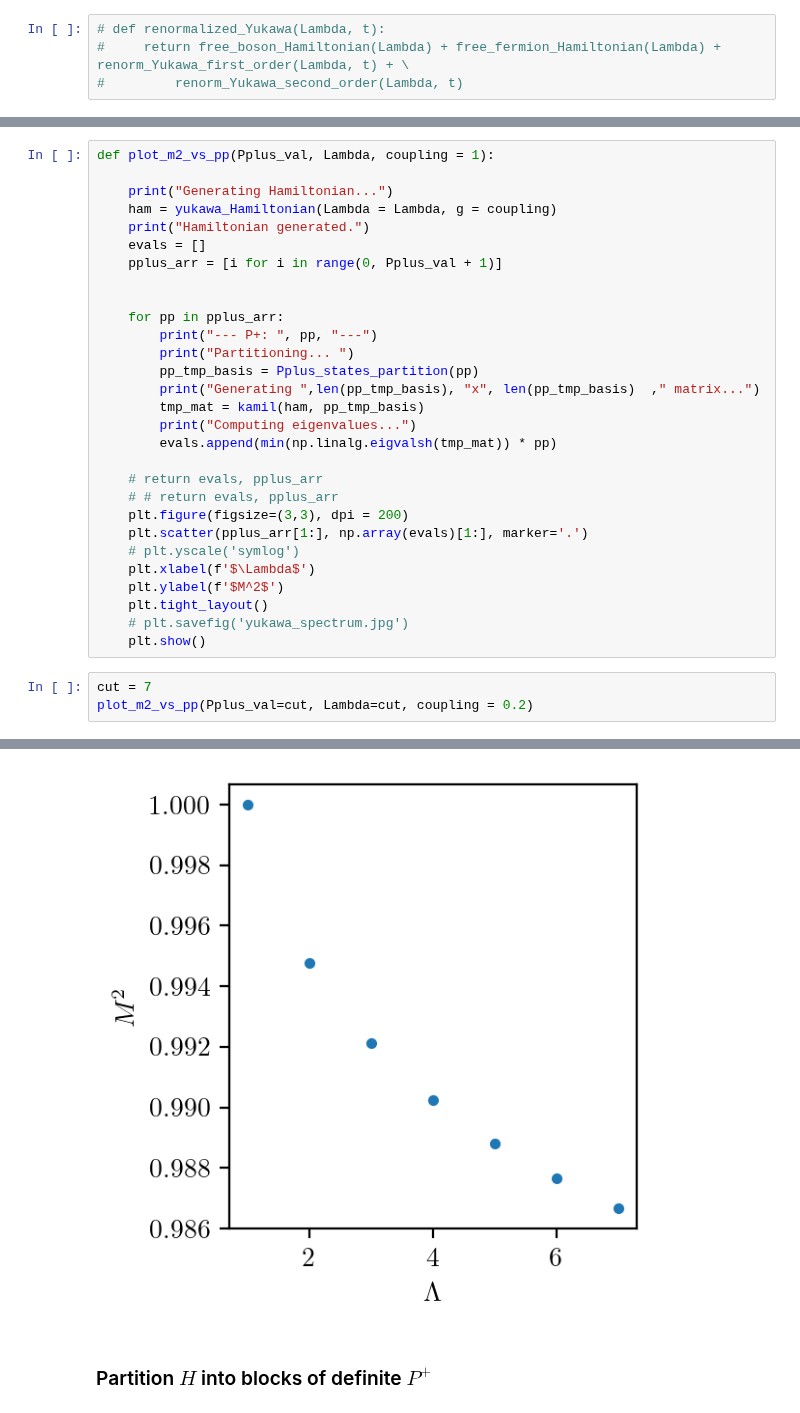
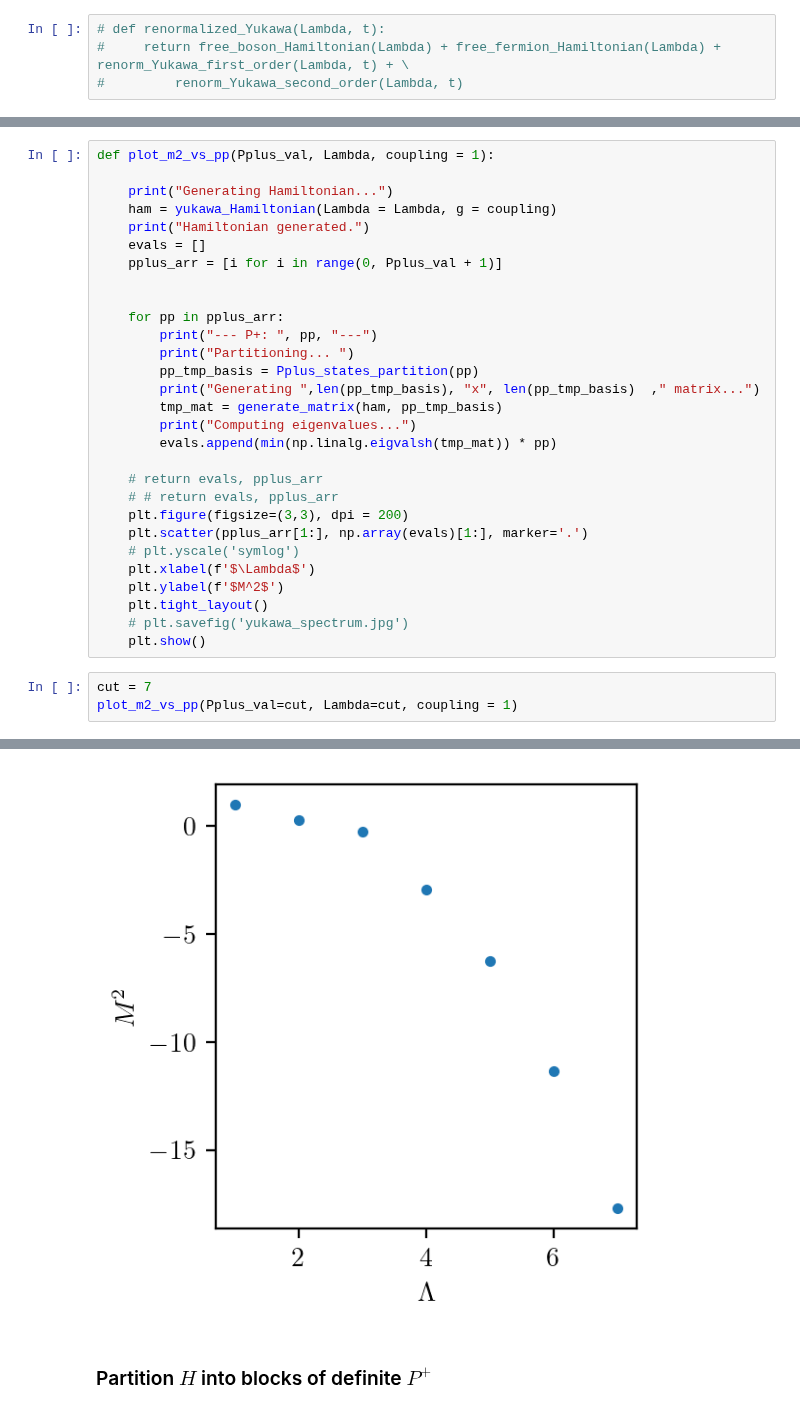
Before and after one commit to cgustin99/OpenParticle, a Jupyter notebook: models/Yukawa/yukawa.ipynb, the cells around one changed output, grey strips where cells are left out. Drawn from its saved outputs; the diff is of its cells as text.

```diff
--- a/models/Yukawa/yukawa.ipynb
+++ b/models/Yukawa/yukawa.ipynb
@@ -85,7 +70,7 @@ def plot_m2_vs_pp(Pplus_val, Lambda, coupling = 1):
         print("Partitioning... ")
         pp_tmp_basis = Pplus_states_partition(pp)
         print("Generating ",len(pp_tmp_basis), "x", len(pp_tmp_basis)  ," matrix...")
-        tmp_mat = kamil(ham, pp_tmp_basis)
+        tmp_mat = generate_matrix(ham, pp_tmp_basis)
         print("Computing eigenvalues...")
         evals.append(min(np.linalg.eigvalsh(tmp_mat)) * pp)
 
@@ -101,26 +86,26 @@ def plot_m2_vs_pp(Pplus_val, Lambda, coupling = 1):
     plt.show()
 # %%
 cut = 7
-plot_m2_vs_pp(Pplus_val=cut, Lambda=cut, coupling = 0.2)
+plot_m2_vs_pp(Pplus_val=cut, Lambda=cut, coupling = 1)
 # %% [output]
 Generating Hamiltonian...
 Hamiltonian generated.
 --- P+:  0 ---
 Partitioning...
 Generating  1 x 1  matrix...
 Computing eigenvalues...
 --- P+:  1 ---
 Partitioning...
 Generating  2 x 2  matrix...
 Computing eigenvalues...
 --- P+:  2 ---
 Partitioning...
 ... (18 lines left out)
 --- P+:  7 ---
 Partitioning...
 Generating  182 x 182  matrix...
 Computing eigenvalues...
-[figure, old version]
+[figure, new version]
 # %% [markdown]
 ### Partition $H$ into blocks of definite $P^+$
 # %%
```
Also changed, not shown: parts of 4 cells of this notebook.
